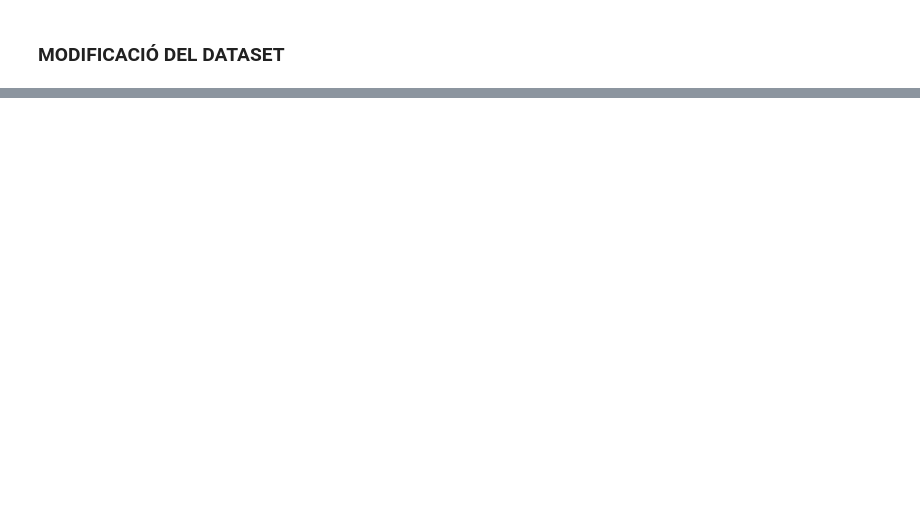
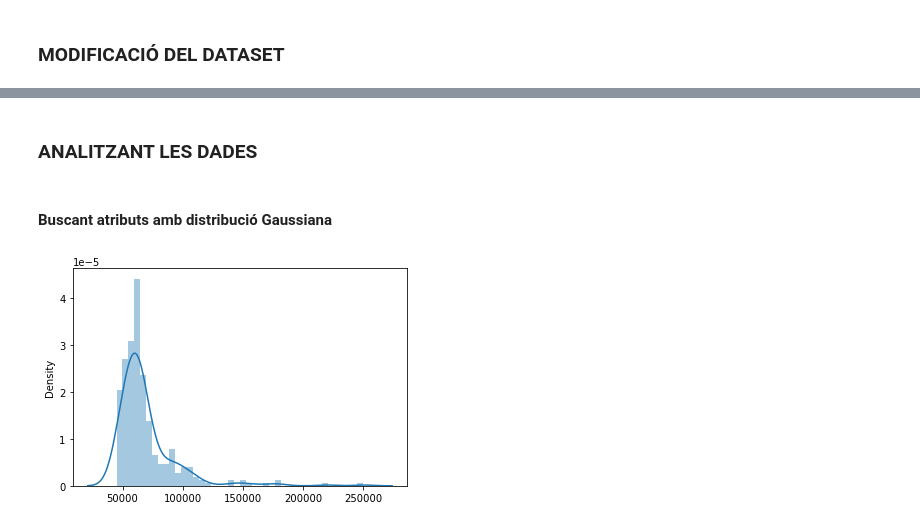
Before and after one commit to AlexCorreaO/Prac_1_regressio_AC, a Jupyter notebook: prac_1_note.ipynb, the cells around one changed output, grey strips where cells are left out. Saved outputs shown, nothing was run; the diff lists cells and outputs as text; code cells hidden in the pictures; blank space fills up the shorter version.

```diff
--- a/prac_1_note.ipynb
+++ b/prac_1_note.ipynb
@@ -96,3 +48,3 @@ PerfScoreID                     0
 # %%
-dataset = dataset.drop(['Employee_Name', 'MarriedID', 'DeptID', 'Zip', 'ManagerID', 'LastPerformanceReview_Date', 'MaritalStatusID', 'EmpStatusID', 'PositionID', 'Sex', 'PerformanceScore'], axis=1)
-dataset.HispanicLatino = dataset.HispanicLatino.replace({'No': 0, 'Yes': 1})
+dataset = dataset.drop(['Employee_Name','EmpID', 'MarriedID', 'DeptID', 'Zip', 'ManagerID', 'LastPerformanceReview_Date', 'MaritalStatusID', 'EmpStatusID', 'PositionID', 'Sex', 'PerformanceScore'], axis=1)
+dataset.HispanicLatino = dataset.HispanicLatino.replace({'No': 0, 'no': 0, 'Yes': 1, 'yes': 1})
@@ -114,10 +66,10 @@ today = '1/1/2020'
 dataset['DateofHire'] = pd.to_datetime(dataset['DateofHire'], format='%m/%d/%Y')
 dataset['DateofTermination'].fillna(today, inplace = True) #posem 2020 com a data actual o de referència
 dataset['DateofTermination'] = pd.to_datetime(dataset['DateofTermination'], format='%m/%d/%Y')
-dataset['WorkedDays'] = dataset['DateofTermination'] - dataset['DateofHire']
+dataset['WorkedDays'] = (dataset['DateofTermination'] - dataset['DateofHire']).astype('timedelta64[D]')
 dataset = dataset.drop(['DateofTermination', 'DateofHire'], axis=1)
 #passem DOB a datetime i ho transformem a edat (per tenir una valor numèric)
 dataset['DOB'] = date2date(dataset['DOB'])
 dataset['DOB'] = pd.to_datetime(dataset['DOB'], format='%m/%d/%Y')
-dataset['Age'] = pd.to_datetime(today, format='%m/%d/%Y') - dataset['DOB']
+dataset['Age'] = (pd.to_datetime(today, format='%m/%d/%Y') - dataset['DOB']).astype('timedelta64[D]')
 dataset = dataset.drop(['DOB'], axis=1)
@@ -225,0 +87,2 @@ KeyError: 'EmpID'
+# %%
+dataset = dataset.rename(columns={'Department_Production       ': 'Department_Production'})
@@ -225,0 +163,9 @@ KeyError: 'EmpID'
+# %% [markdown]
+### ANALITZANT LES DADES
+# %% [markdown]
+#### Buscant atributs amb distribució Gaussiana
+# %%
+#provem amb el salari
+ax = sns.distplot(x[:,3])
+# %% [output]
+[figure, added]
```
Also changed, not shown: parts of 49 cells of this notebook.
